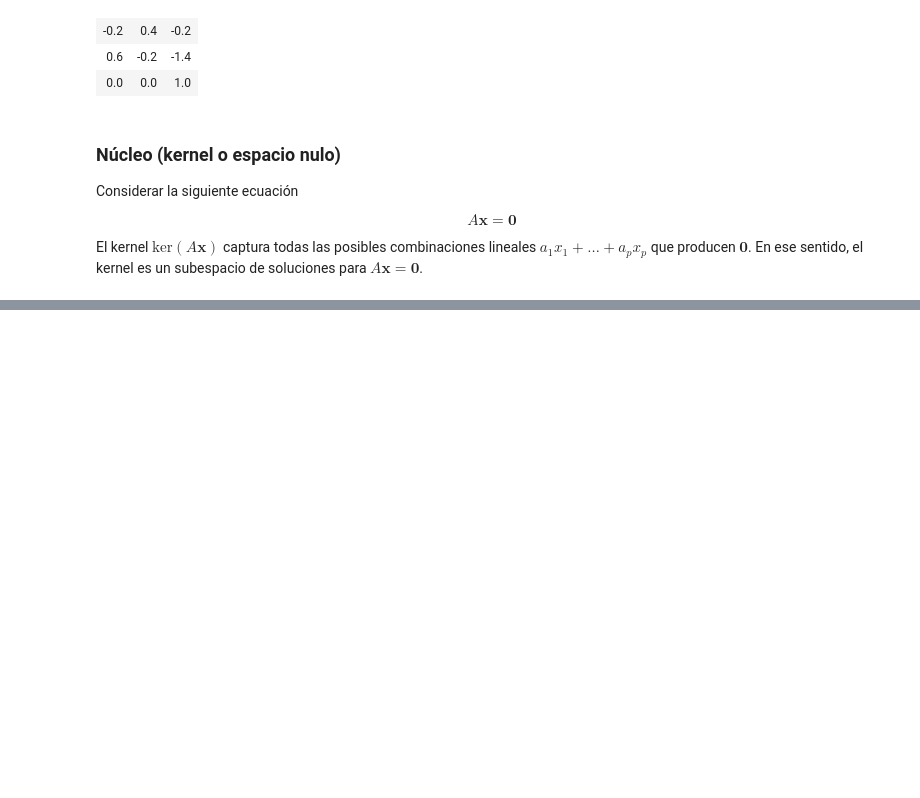
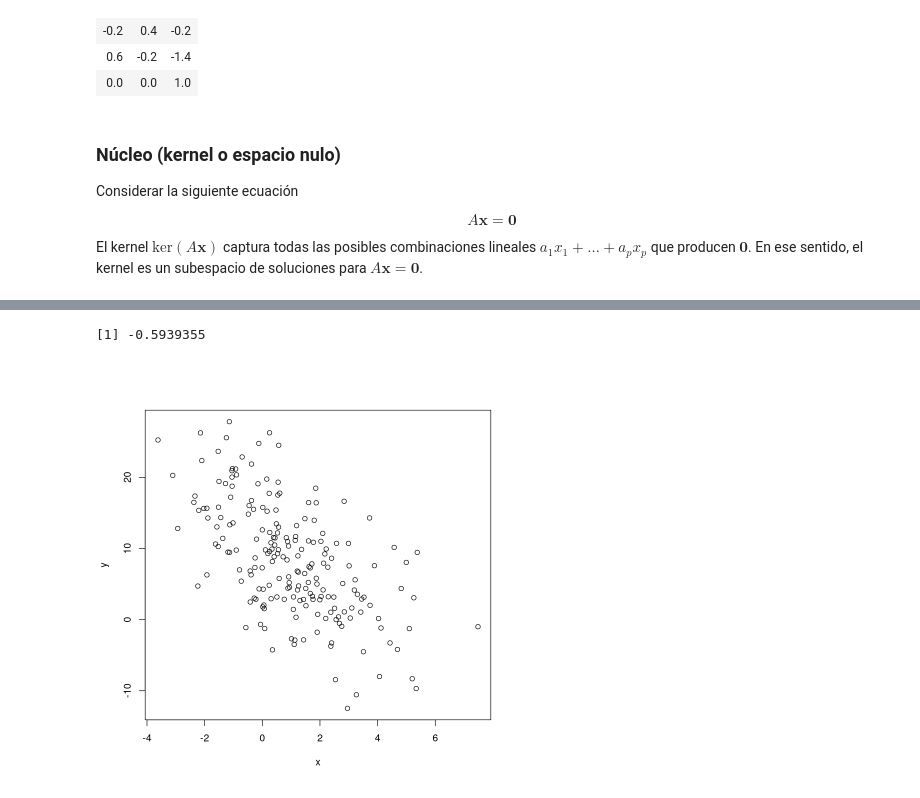
Before and after one commit to jealcalat/Analisis_multivariado-deprecated-, a Jupyter notebook: 2_modelos_multivariados/2.2_distribucion_multinormal.ipynb, the cells around one changed output, grey strips where cells are left out. Saved outputs shown, nothing was run; the diff lists cells and outputs as text; code cells hidden in the pictures; blank space fills up the shorter version.

```diff
--- a/2_modelos_multivariados/2.2_distribucion_multinormal.ipynb
+++ b/2_modelos_multivariados/2.2_distribucion_multinormal.ipynb
@@ -253,0 +356,18 @@ $$
+# %%
+rho <- -0.6
+N <- 200
+sigma_1 <- 2
+sigma_2 <- 8
+mu1 <- 1
+mu2 <- 1
+set.seed(123)
+z1 <- rnorm(N)
+z2 <- rnorm(N)
+x <- sigma_1 * z1 + mu1
+y <- sigma_2 * (rho * z1 + sqrt(1 - rho^2) * z2) + sigma_2
+
+plot(x, y)
+cor(x, y)
+# %% [output]
+[1] -0.5939355
+[figure, added]
```
Also changed, not shown: parts of 10 cells of this notebook.
